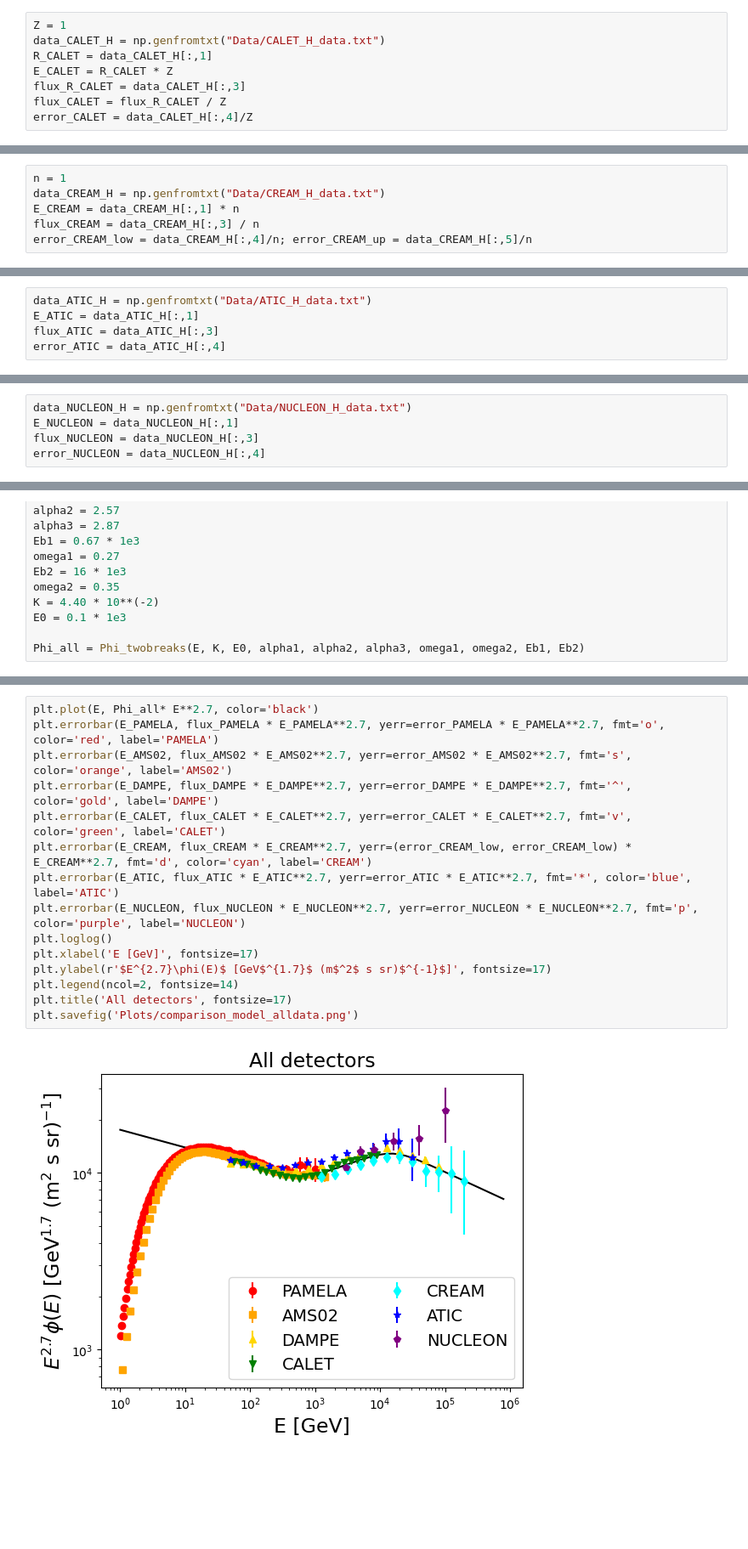
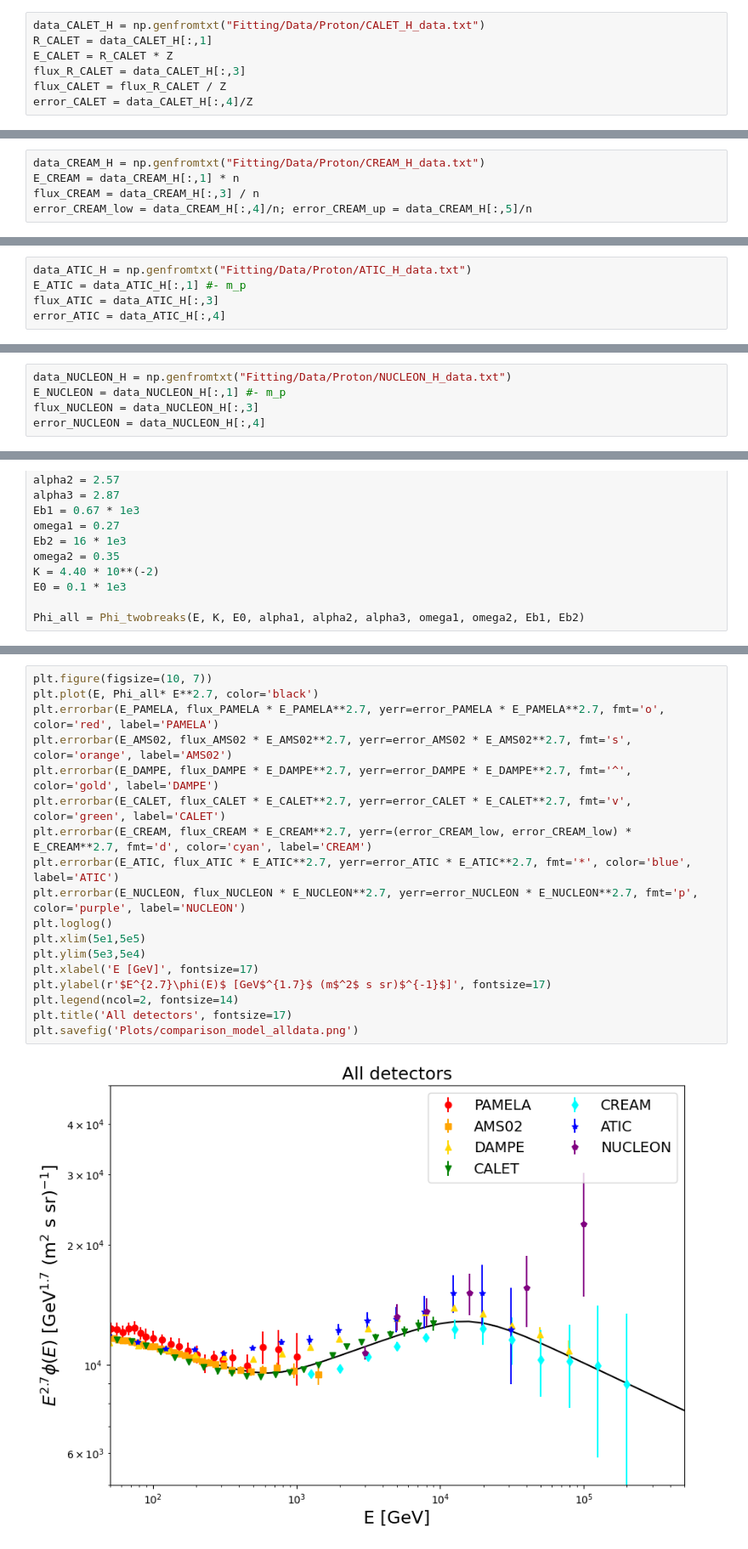
Before and after one commit to luisespinosa8/Cosmic_Ray_Spectrum_Models, a Jupyter notebook: Proton_Spectrum_Model_Data_Comparison.ipynb, the cells around one changed output, grey strips where cells are left out. Shown at 85% size. Cells and saved outputs as stored; diff of their text form; blank space fills up the shorter version.

```diff
--- a/Proton_Spectrum_Model_Data_Comparison.ipynb
+++ b/Proton_Spectrum_Model_Data_Comparison.ipynb
@@ -49,8 +51,7 @@ error_DAMPE = data_DAMPE_H[:,4]
 # %% [markdown]
 ### * *More recent data in Adriani et al., PhRvL 129, 101102 (2022)*
 # %%
-Z = 1
-data_CALET_H = np.genfromtxt("Data/CALET_H_data.txt")
+data_CALET_H = np.genfromtxt("Fitting/Data/Proton/CALET_H_data.txt")
 R_CALET = data_CALET_H[:,1]
 E_CALET = R_CALET * Z
 flux_R_CALET = data_CALET_H[:,3]
@@ -61,8 +62,7 @@ error_CALET = data_CALET_H[:,4]/Z
 ### Data sets colums
 #### [0] Quantity $\quad$ [1] $<Ek/n>$ (GeV) $\quad$ [2] Bin range $\quad$ [3] Flux (per Ek/n bin)  (GeV m2 s sr)-1 $\quad$ [4] Stat Err (-) $\quad$ [5] Stat Err (+) $\quad$ [6] Syst Err
 # %%
-n = 1
-data_CREAM_H = np.genfromtxt("Data/CREAM_H_data.txt")
+data_CREAM_H = np.genfromtxt("Fitting/Data/Proton/CREAM_H_data.txt")
 E_CREAM = data_CREAM_H[:,1] * n
 flux_CREAM = data_CREAM_H[:,3] / n
 error_CREAM_low = data_CREAM_H[:,4]/n; error_CREAM_up = data_CREAM_H[:,5]/n
@@ -71,8 +71,8 @@ error_CREAM_low = data_CREAM_H[:,4]/n; error_CREAM_up = data_CREAM_H[:,5]/n
 ### Data sets colums
 #### [0] Quantity $\quad$ [1] $<Etot>$ (GeV) $\quad$ [2] Bin range $\quad$ [3] Flux (per Etot bin)  (GeV m2 s sr)-1 $\quad$ [4] Stat Err $\quad$ [5] Syst Err
 # %%
-data_ATIC_H = np.genfromtxt("Data/ATIC_H_data.txt")
-E_ATIC = data_ATIC_H[:,1]
+data_ATIC_H = np.genfromtxt("Fitting/Data/Proton/ATIC_H_data.txt")
+E_ATIC = data_ATIC_H[:,1] #- m_p
 flux_ATIC = data_ATIC_H[:,3]
 error_ATIC = data_ATIC_H[:,4]
 # %% [markdown]
@@ -80,8 +80,8 @@ error_ATIC = data_ATIC_H[:,4]
 ### Data sets colums
 #### [0] Quantity $\quad$ [1] $<Etot>$ (GeV) $\quad$ [2] Bin range $\quad$ [3] Flux (per Etot bin)  (GeV m2 s sr)-1 $\quad$ [4] Stat Err $\quad$ [5] Syst Err
 # %%
-data_NUCLEON_H = np.genfromtxt("Data/NUCLEON_H_data.txt")
-E_NUCLEON = data_NUCLEON_H[:,1]
+data_NUCLEON_H = np.genfromtxt("Fitting/Data/Proton/NUCLEON_H_data.txt")
+E_NUCLEON = data_NUCLEON_H[:,1] #- m_p
 flux_NUCLEON = data_NUCLEON_H[:,3]
 error_NUCLEON = data_NUCLEON_H[:,4]
 # %%
@@ -271,17 +280,20 @@ plt.savefig('Plots/comparison_model_data_2.png')
 # %%
+plt.figure(figsize=(10, 7))
 plt.plot(E, Phi_all* E**2.7, color='black')
 plt.errorbar(E_PAMELA, flux_PAMELA * E_PAMELA**2.7, yerr=error_PAMELA * E_PAMELA**2.7, fmt='o', color='red', label='PAMELA')
 plt.errorbar(E_AMS02, flux_AMS02 * E_AMS02**2.7, yerr=error_AMS02 * E_AMS02**2.7, fmt='s', color='orange', label='AMS02')
 plt.errorbar(E_DAMPE, flux_DAMPE * E_DAMPE**2.7, yerr=error_DAMPE * E_DAMPE**2.7, fmt='^', color='gold', label='DAMPE')
 plt.errorbar(E_CALET, flux_CALET * E_CALET**2.7, yerr=error_CALET * E_CALET**2.7, fmt='v', color='green', label='CALET')
 plt.errorbar(E_CREAM, flux_CREAM * E_CREAM**2.7, yerr=(error_CREAM_low, error_CREAM_low) * E_CREAM**2.7, fmt='d', color='cyan', label='CREAM')
 plt.errorbar(E_ATIC, flux_ATIC * E_ATIC**2.7, yerr=error_ATIC * E_ATIC**2.7, fmt='*', color='blue', label='ATIC')
 plt.errorbar(E_NUCLEON, flux_NUCLEON * E_NUCLEON**2.7, yerr=error_NUCLEON * E_NUCLEON**2.7, fmt='p', color='purple', label='NUCLEON')
 plt.loglog()
+plt.xlim(5e1,5e5)
+plt.ylim(5e3,5e4)
 plt.xlabel('E [GeV]', fontsize=17)
 plt.ylabel(r'$E^{2.7}\phi(E)$ [GeV$^{1.7}$ (m$^2$ s sr)$^{-1}$]', fontsize=17)
 plt.legend(ncol=2, fontsize=14)
 plt.title('All detectors', fontsize=17)
 plt.savefig('Plots/comparison_model_alldata.png')
 # %% [output]
-[figure, old version]
+[figure, new version]
```
Also changed, not shown: parts of 7 cells of this notebook, 53 other files.
